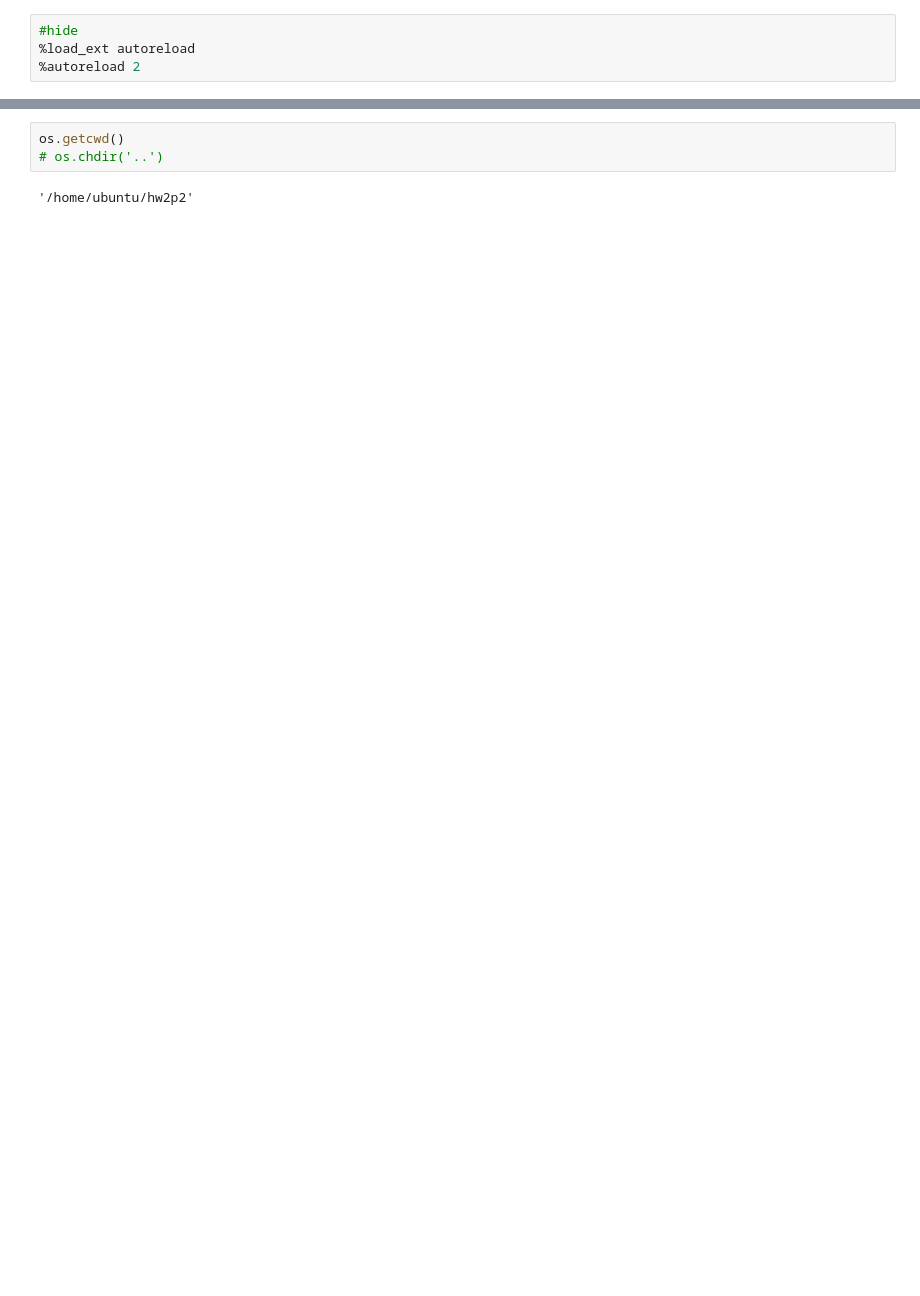
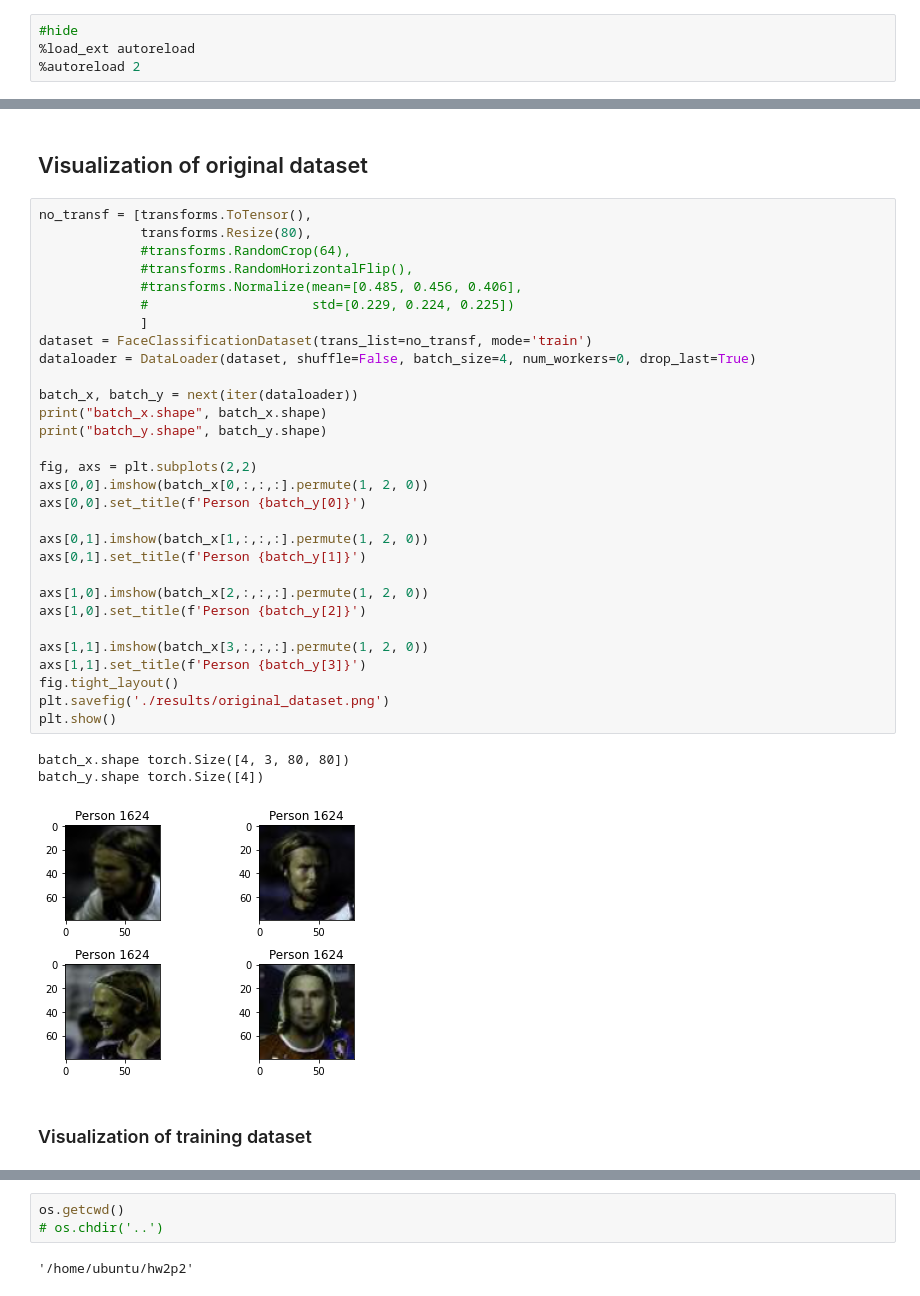
Before and after one commit to alejandroxag/hw2p2, a Jupyter notebook: nbs/face_class_ver.ipynb, the cells around one changed output, grey strips where cells are left out. Drawn from its saved outputs; the diff is of its cells as text; blank space fills up the shorter version.

```diff
--- a/nbs/face_class_ver.ipynb
+++ b/nbs/face_class_ver.ipynb
@@ -44,0 +156,38 @@ from hyperoptimization import fit_predict
+# %% [markdown]
+## Visualization of original dataset
+# %%
+no_transf = [transforms.ToTensor(),
+             transforms.Resize(80),
+             #transforms.RandomCrop(64),
+             #transforms.RandomHorizontalFlip(),
+             #transforms.Normalize(mean=[0.485, 0.456, 0.406],
+             #                     std=[0.229, 0.224, 0.225])
+             ]
+dataset = FaceClassificationDataset(trans_list=no_transf, mode='train')
+dataloader = DataLoader(dataset, shuffle=False, batch_size=4, num_workers=0, drop_last=True)
+
+batch_x, batch_y = next(iter(dataloader))
+print("batch_x.shape", batch_x.shape)
+print("batch_y.shape", batch_y.shape)
+
+fig, axs = plt.subplots(2,2)
+axs[0,0].imshow(batch_x[0,:,:,:].permute(1, 2, 0))
+axs[0,0].set_title(f'Person {batch_y[0]}')
+
+axs[0,1].imshow(batch_x[1,:,:,:].permute(1, 2, 0))
+axs[0,1].set_title(f'Person {batch_y[1]}')
+
+axs[1,0].imshow(batch_x[2,:,:,:].permute(1, 2, 0))
+axs[1,0].set_title(f'Person {batch_y[2]}')
+
+axs[1,1].imshow(batch_x[3,:,:,:].permute(1, 2, 0))
+axs[1,1].set_title(f'Person {batch_y[3]}')
+fig.tight_layout()
+plt.savefig('./results/original_dataset.png')
+plt.show()
+# %% [output]
+batch_x.shape torch.Size([4, 3, 80, 80])
+batch_y.shape torch.Size([4])
+[figure, added]
+# %% [markdown]
+### Visualization of training dataset
```
Also changed, not shown: parts of 13 cells of this notebook.
